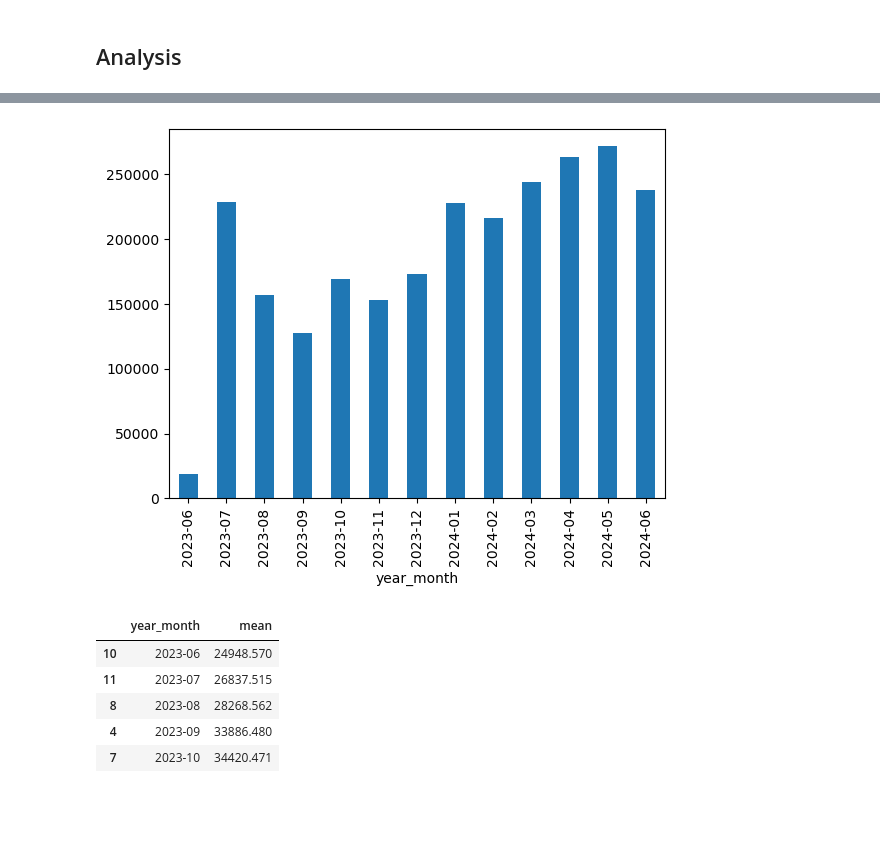
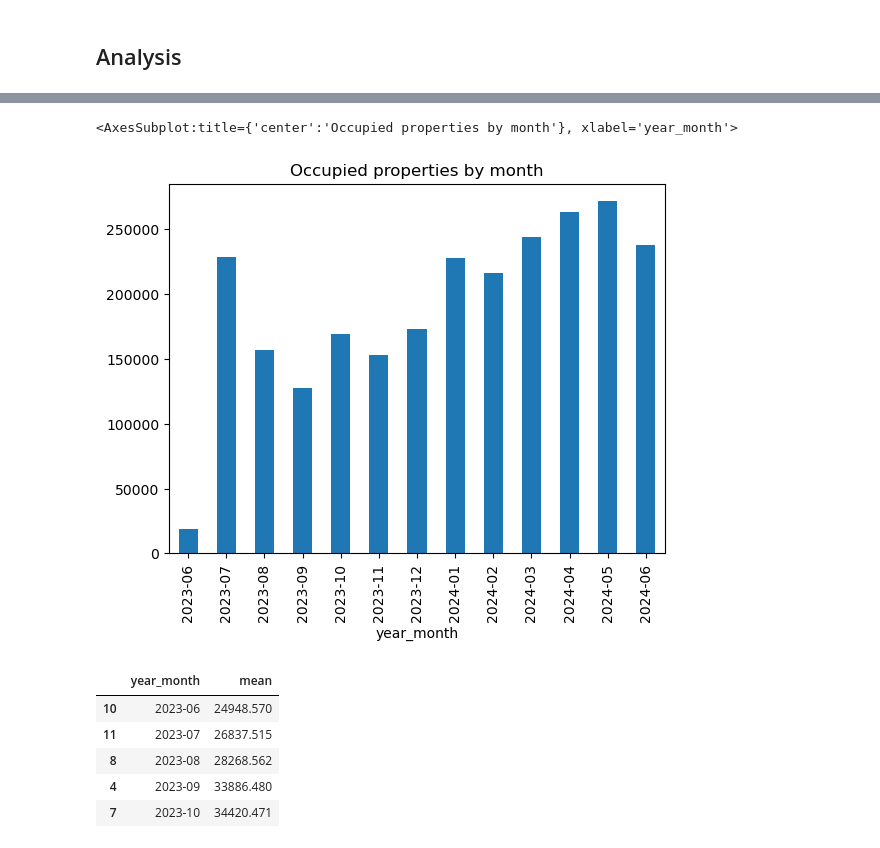
Before and after one commit to j-ts/storage-big-data-ca1, a Jupyter notebook: 1_processing.ipynb, the cells around one changed output, grey strips where cells are left out. Cells and saved outputs as stored; diff of their text form; code cells hidden in the pictures; blank space fills up the shorter version.

```diff
--- a/1_processing.ipynb
+++ b/1_processing.ipynb
@@ -477,8 +477,9 @@ df_busy_times.head()
 # %%
-ax=df_busy_times.plot(x='year_month', y='count', kind='bar', legend=False)
-#ax.bar_label(ax.containers[0])
+df_busy_times.plot(x='year_month', y='count', kind='bar', legend=False,
+                      title="Occupied properties by month")
 # %% [output]
+<AxesSubplot:title={'center':'Occupied properties by month'}, xlabel='year_month'>
-[figure, old version]
+[figure, new version]
 # %%
 #'month+year' column, calculate the mean of 'price',
 # and sort the results by 'year-month
```
Also changed, not shown: parts of 15 cells of this notebook.
